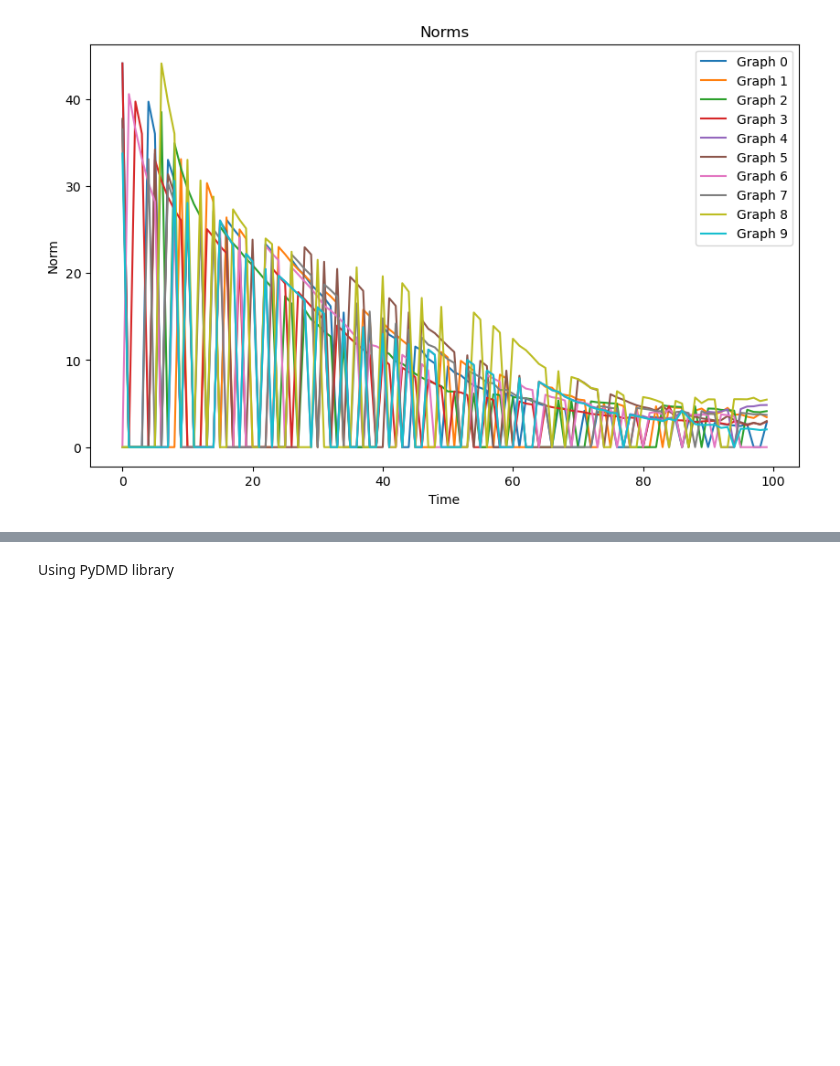
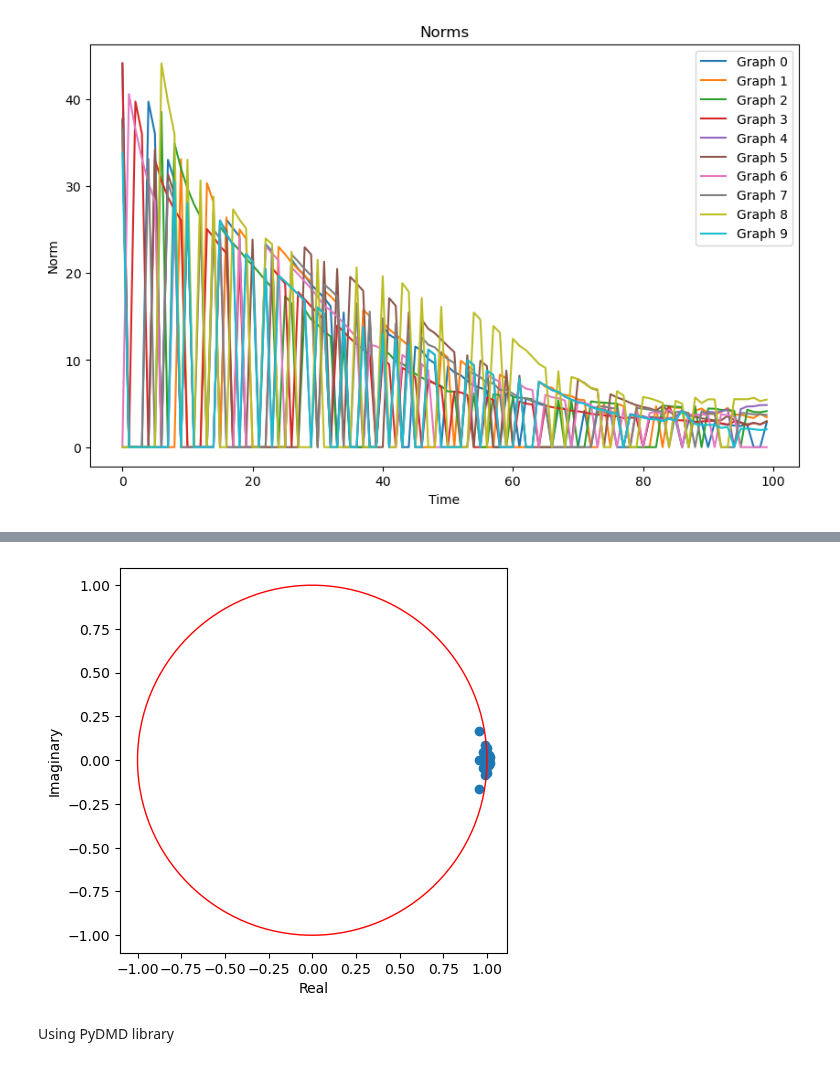
Before and after one commit to NGMLGroup/Koopman-TGNN-Interpretability, a Jupyter notebook: DynGESN_DMD_classification.ipynb, the cells around one changed output, grey strips where cells are left out. Saved outputs shown, nothing was run; the diff lists cells and outputs as text; code cells hidden in the pictures; blank space fills up the shorter version.

```diff
--- a/DynGESN_DMD_classification.ipynb
+++ b/DynGESN_DMD_classification.ipynb
@@ -160,3 +138,20 @@ Accuracy: 0.5376884422110553
+# %%
+E, V = np.linalg.eig(K0)
+
+# sort eigenvalues and eigenvectors
+idx = np.argsort(np.abs(E))[::-1]
+E = E[idx]
+V = V[:, idx]
+# %%
+plt.figure(figsize=(5,5))
+plt.scatter(E.real, E.imag)
+circle = plt.Circle((0, 0), 1, color='r', fill=False)
+plt.gca().add_patch(circle)
+plt.ylabel('Imaginary')
+plt.xlabel('Real')
+plt.show()
+# %% [output]
+[figure, added]
 # %% [markdown]
 Using PyDMD library
 # %%
```
Also changed, not shown: parts of 35 cells of this notebook, 3 other files.
